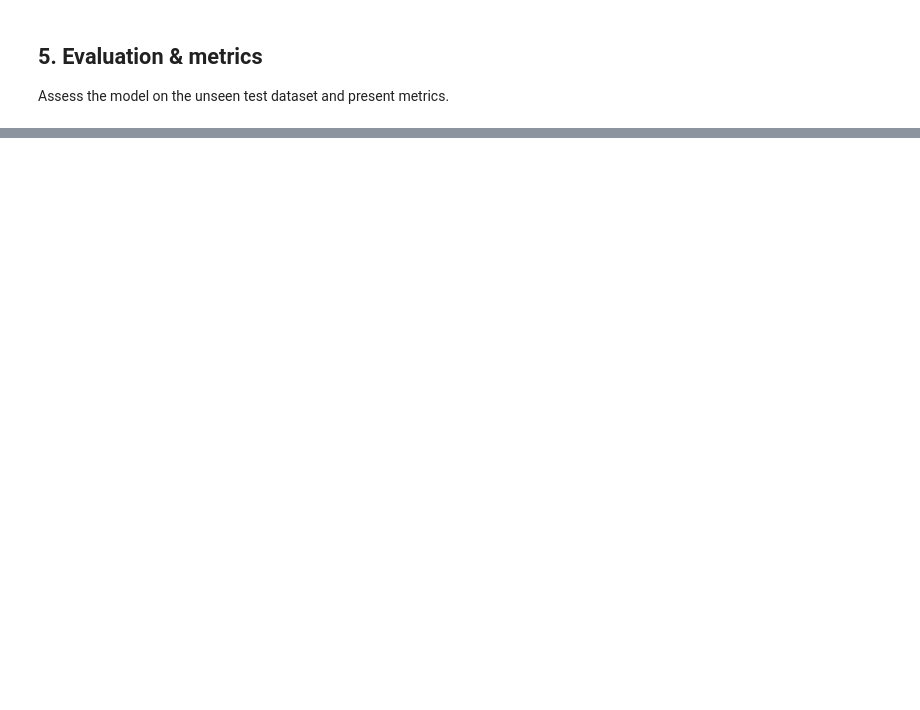
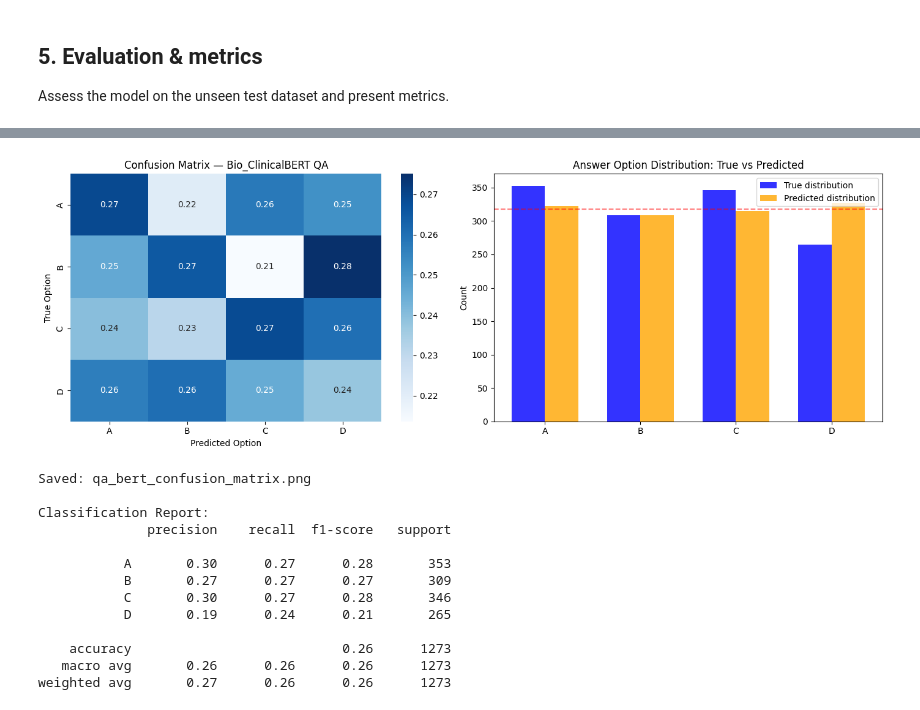
Before and after one commit to vonKleve/csci-e222-final-project, a Jupyter notebook: qa/01-bioclinicalbert.ipynb, the cells around one changed output, grey strips where cells are left out. Cells and saved outputs as stored; diff of their text form; code cells hidden in the pictures; blank space fills up the shorter version.

```diff
--- a/qa/01-bioclinicalbert.ipynb
+++ b/qa/01-bioclinicalbert.ipynb
@@ -426,60 +382,70 @@ print("Saved: qa_bert_reliability_diagram.png")
 # %%
-# ==========================================
-# 5b. Confusion Matrix & Per-Option Analysis
-# ==========================================
+# -------------------------------------------
+# 5b. Confusion Matrix
+# -------------------------------------------
 from sklearn.metrics import confusion_matrix, classification_report
 import seaborn as sns
 import matplotlib.pyplot as plt
 import numpy as np
 import pandas as pd
 
-# test_outputs was computed in the cell above; reuse if available, otherwise recompute
-try:
-    test_logits_cm = test_logits  # from reliability diagram cell
-    test_labels_cm = test_label_ids
-except NameError:
-    test_out = trainer.predict(tokenized_dataset["test"])
-    test_logits_cm = test_out.predictions
-    test_labels_cm = test_out.label_ids
+test_out = trainer.predict(tokenized_dataset["test"])
+test_logits_cm = test_out.predictions
+test_labels_cm = test_out.label_ids
 
 preds_cm = test_logits_cm.argmax(axis=1)
 option_names = ['A', 'B', 'C', 'D']
 true_letters = [option_names[l] for l in test_labels_cm]
 pred_letters = [option_names[p] for p in preds_cm]
 
 # 4x4 Confusion Matrix
 cm = confusion_matrix(true_letters, pred_letters, labels=option_names, normalize='true')
 fig, axes = plt.subplots(1, 2, figsize=(14, 5))
 
 sns.heatmap(cm, annot=True, fmt='.2f', cmap='Blues',
             xticklabels=option_names, yticklabels=option_names, ax=axes[0])
 axes[0].set_xlabel('Predicted Option')
 axes[0].set_ylabel('True Option')
-axes[0].set_title('Normalized Confusion Matrix — Bio_ClinicalBERT QA')
+axes[0].set_title('Confusion Matrix — Bio_ClinicalBERT QA')
 
-# Per-option prediction frequency
+# -------------------------------------------
+# 5c. Per Option Analysis
+# -------------------------------------------
+# Per option prediction frequency
 pred_counts = pd.Series(pred_letters).value_counts().reindex(option_names, fill_value=0)
 true_counts = pd.Series(true_letters).value_counts().reindex(option_names, fill_value=0)
 x = np.arange(len(option_names))
 width = 0.35
-axes[1].bar(x - width/2, true_counts.values, width, label='True distribution', color='steelblue', alpha=0.8)
-axes[1].bar(x + width/2, pred_counts.values, width, label='Predicted distribution', color='darkorange', alpha=0.8)
+axes[1].bar(x - width/2, true_counts.values, width, label='True distribution',
+            color='blue', alpha=0.8)
+axes[1].bar(x + width/2, pred_counts.values, width, label='Predicted distribution',
+            color='orange', alpha=0.8)
 axes[1].set_xticks(x)
 axes[1].set_xticklabels(option_names)
 axes[1].set_ylabel('Count')
 axes[1].set_title('Answer Option Distribution: True vs Predicted')
 axes[1].legend()
 axes[1].axhline(y=len(true_letters)/4, color='red', linestyle='--', alpha=0.5, label='Random baseline')
 
 plt.tight_layout()
 plt.savefig('qa_bert_confusion_matrix.png', dpi=150, bbox_inches='tight')
 plt.show()
 print("Saved: qa_bert_confusion_matrix.png")
 
-# Per-option classification report
-print("\nPer-Answer-Option Classification Report:")
+print("\nClassification Report:")
 print(classification_report(true_letters, pred_letters, labels=option_names, zero_division=0))
-
-# Prediction concentration check
-print(f"\nPrediction distribution (are all predictions the same option?):")
-print(pd.Series(pred_letters).value_counts().to_string())
+# %% [output]
+[figure, added]
+Saved: qa_bert_confusion_matrix.png
+
+Classification Report:
+              precision    recall  f1-score   support
+
+           A       0.30      0.27      0.28       353
+           B       0.27      0.27      0.27       309
+           C       0.30      0.27      0.28       346
+           D       0.19      0.24      0.21       265
+
+    accuracy                           0.26      1273
+   macro avg       0.26      0.26      0.26      1273
+weighted avg       0.27      0.26      0.26      1273
```
Also changed, not shown: parts of 6 cells of this notebook.
